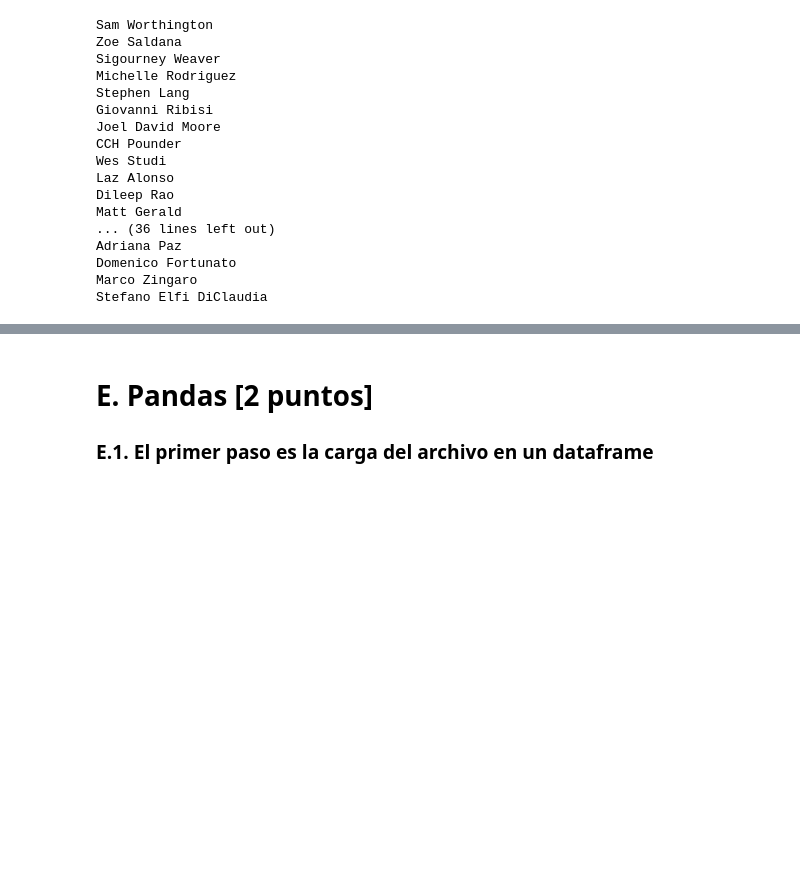
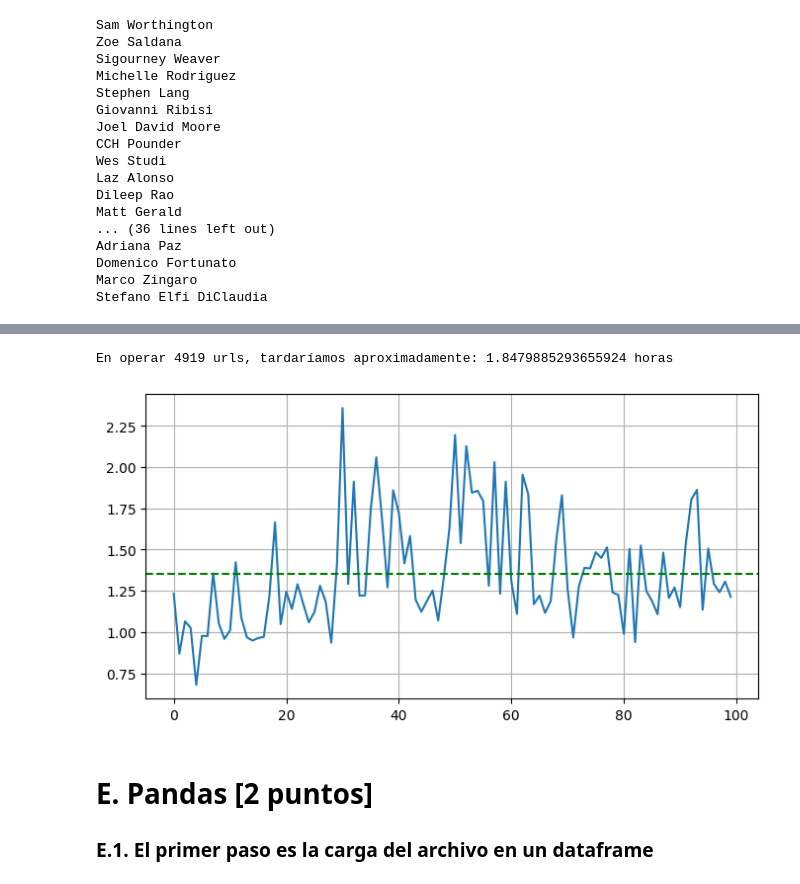
Before and after one commit to py-qwerty/Master-BigData-IA, a Jupyter notebook: movies_02_enunciados.ipynb, the cells around one changed output, grey strips where cells are left out. Saved outputs shown, nothing was run; the diff lists cells and outputs as text; code cells hidden in the pictures; blank space fills up the shorter version.

```diff
--- a/movies_02_enunciados.ipynb
+++ b/movies_02_enunciados.ipynb
@@ -1082,3 +1083,17 @@ ValueError: x and y must have same first dimension, but have shapes (10,) and (1
+# %%
+# Estimamos la media usando la muestra de los tiempos y estimamos
+# el tiempo real que tardaríamos en realizar la operación a todas las URLs
+mean_time = sum(list_time_sec)/len(list_time_sec)
+final_time_hours = mean_time*len(urls)/3600
+print(f'En operar {len(urls)} urls, tardaríamos aproximadamente: {final_time_hours} horas')
+plt.figure(figsize=(8,4))
+plt.plot(range(max_index), list_time_sec)
+plt.axhline(y=mean_time, color='green', linestyle='--', label="y = 0.5")
+
+plt.grid()
+# %% [output]
+En operar 4919 urls, tardaríamos aproximadamente: 1.8479885293655924 horas
+[figure, added]
 # %% [markdown]
 # E. Pandas [2 puntos]
 
```
Also changed, not shown: parts of 2 cells of this notebook, 2 other files.
